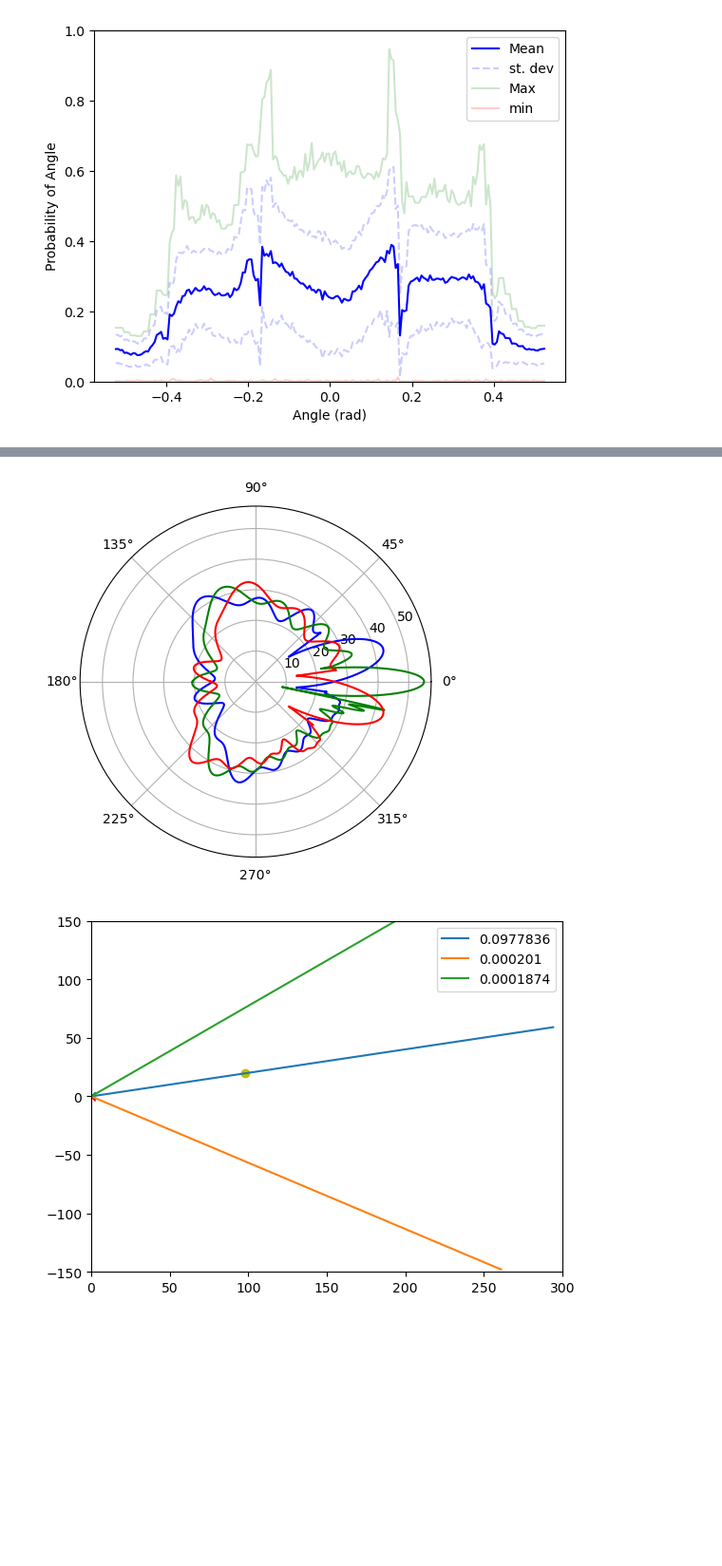
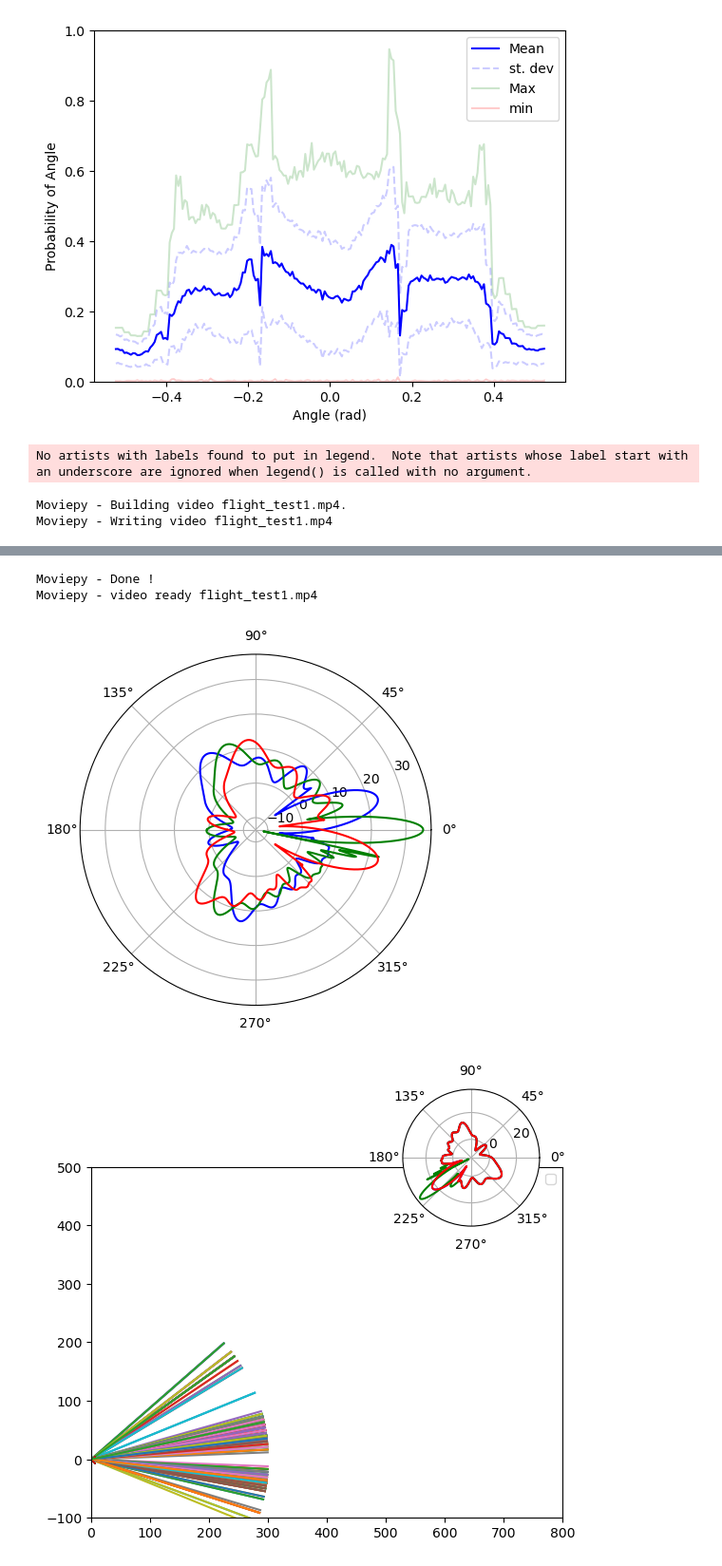
Before and after one commit to Aplefen1/BeeTrackingDiss, a Jupyter notebook: Angle Probability/tests.ipynb, the cells around one changed output, grey strips where cells are left out. Shown at 95% size. Saved outputs shown, nothing was run; the diff lists cells and outputs as text; code cells hidden in the pictures; blank space fills up the shorter version.

```diff
--- a/Angle Probability/tests.ipynb
+++ b/Angle Probability/tests.ipynb
@@ -289,6 +315,7 @@ eval.eval_prob(ax)
 from Antenna import Antenna
 from Array import Array
 from Model import Model
+from Evaluation import Evaluation
 
 import pandas as pd
 import scipy.io
@@ -299,7 +326,9 @@ import matplotlib.pyplot as plt
 m = Model(0,100,0.251,ant_types=("wide","narrow","wide"))
 m.polar_plot()
 
-for i in range(10):
-    m.set_reciver_angle(np.pi/16)
-    m.spatial_plot()
+eval = Evaluation(m,0.1,0.4,100,-np.pi/6,np.pi/6,200,100,"PROB")
+eval.make_flight_movie("flight_test1.mp4")
 # %% [output]
+No artists with labels found to put in legend.  Note that artists whose label start with an underscore are ignored when legend() is called with no argument.
+Moviepy - Building video flight_test1.mp4.
+Moviepy - Writing video flight_test1.mp4
@@ -306,2 +342,4 @@ for i in range(10):
+Moviepy - Done !
+Moviepy - video ready flight_test1.mp4
-[figure, old version]
+[figure, new version]
-[figure, old version]
+[figure, new version]
```
Also changed, not shown: parts of 5 cells of this notebook, 8 other files.
